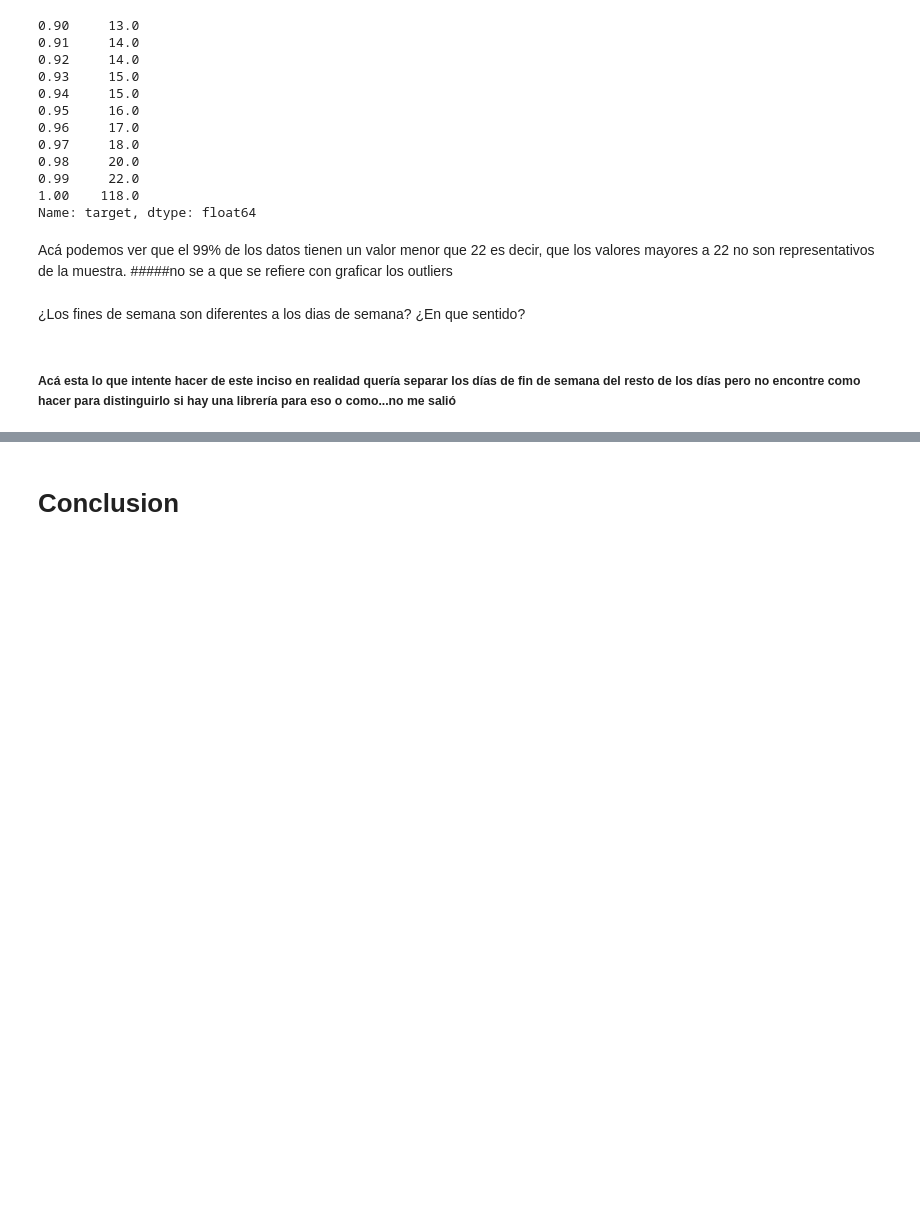
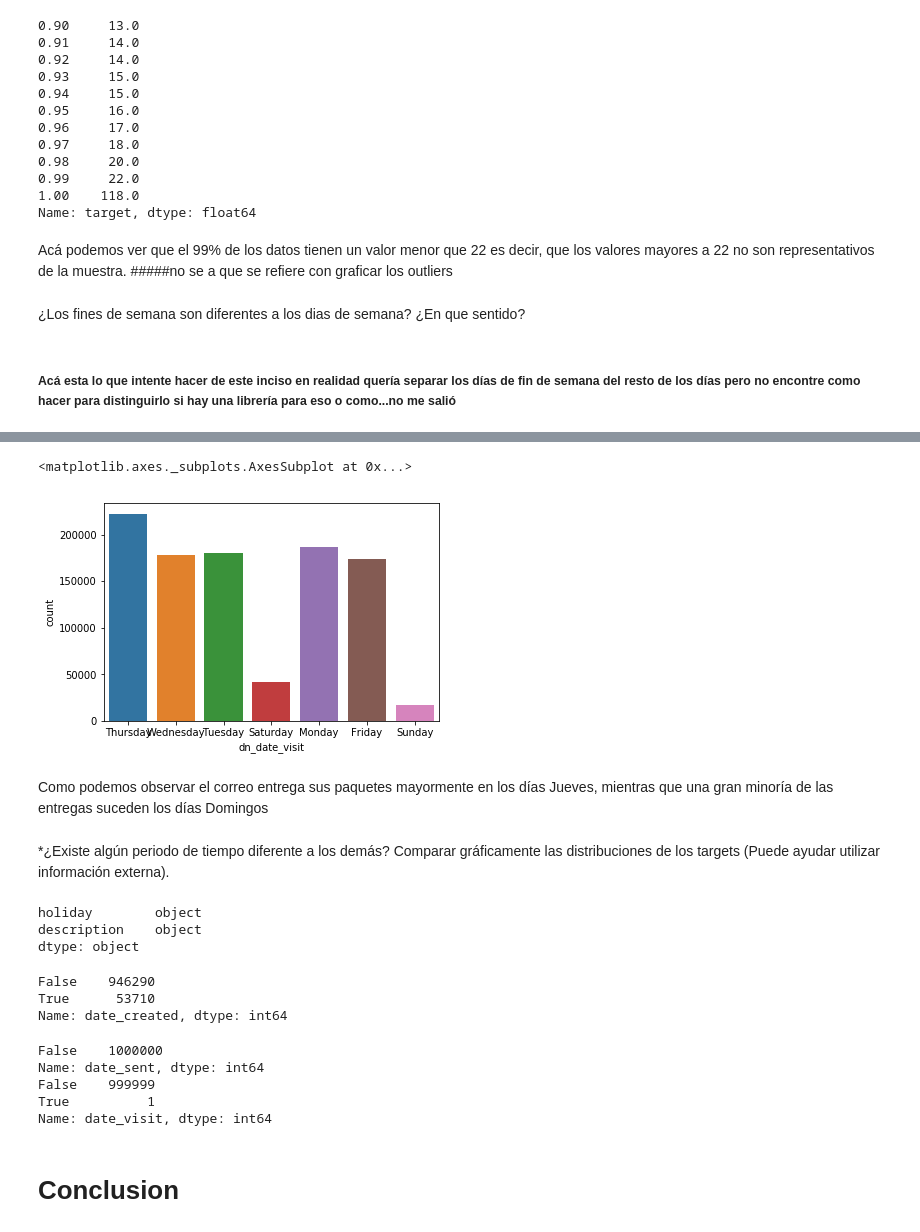
Before and after one commit to manquius/series_temporales, a Jupyter notebook: Practico1_isa.ipynb, the cells around one changed output, grey strips where cells are left out. Saved outputs shown, nothing was run; the diff lists cells and outputs as text; code cells hidden in the pictures; blank space fills up the shorter version.

```diff
--- a/Practico1_isa.ipynb
+++ b/Practico1_isa.ipynb
@@ -370,2 +375,32 @@ AttributeError: type object 'datetime.datetime' has no attribute 'datetime'
+# %%
+sb.countplot(df['dn_date_visit'])
+# %% [output]
+<matplotlib.axes._subplots.AxesSubplot at 0x...>
+[figure, added]
+# %% [markdown]
+Como podemos observar el correo entrega sus paquetes mayormente en los días Jueves, mientras que una gran minoría de las entregas suceden los días Domingos
+# %% [markdown]
+*¿Existe algún periodo de tiempo diferente a los demás? Comparar gráficamente las distribuciones de los targets (Puede ayudar utilizar información externa).
+# %%
+df_h.dtypes
+# %% [output]
+holiday        object
+description    object
+dtype: object
+# %%
+df['date_created'].isin(pd.to_datetime(df_h['holiday'])).value_counts()
+# %% [output]
+False    946290
+True      53710
+Name: date_created, dtype: int64
+# %%
+print(df['date_sent'].isin(pd.to_datetime(df_h['holiday'])).value_counts())
+print(df['date_visit'].isin(pd.to_datetime(df_h['holiday'])).value_counts())
+# %% [output]
+False    1000000
+Name: date_sent, dtype: int64
+False    999999
+True          1
+Name: date_visit, dtype: int64
 # %% [markdown]
 # Conclusion
```
Also changed, not shown: parts of 22 cells of this notebook.
